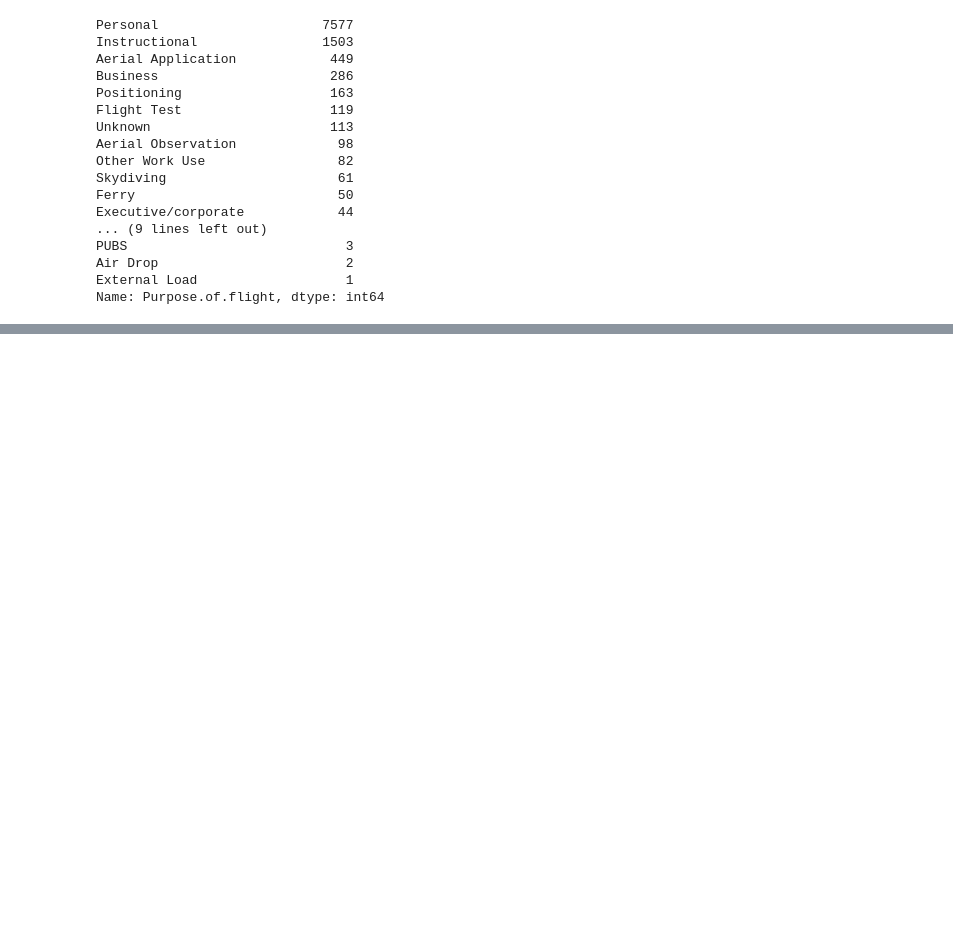
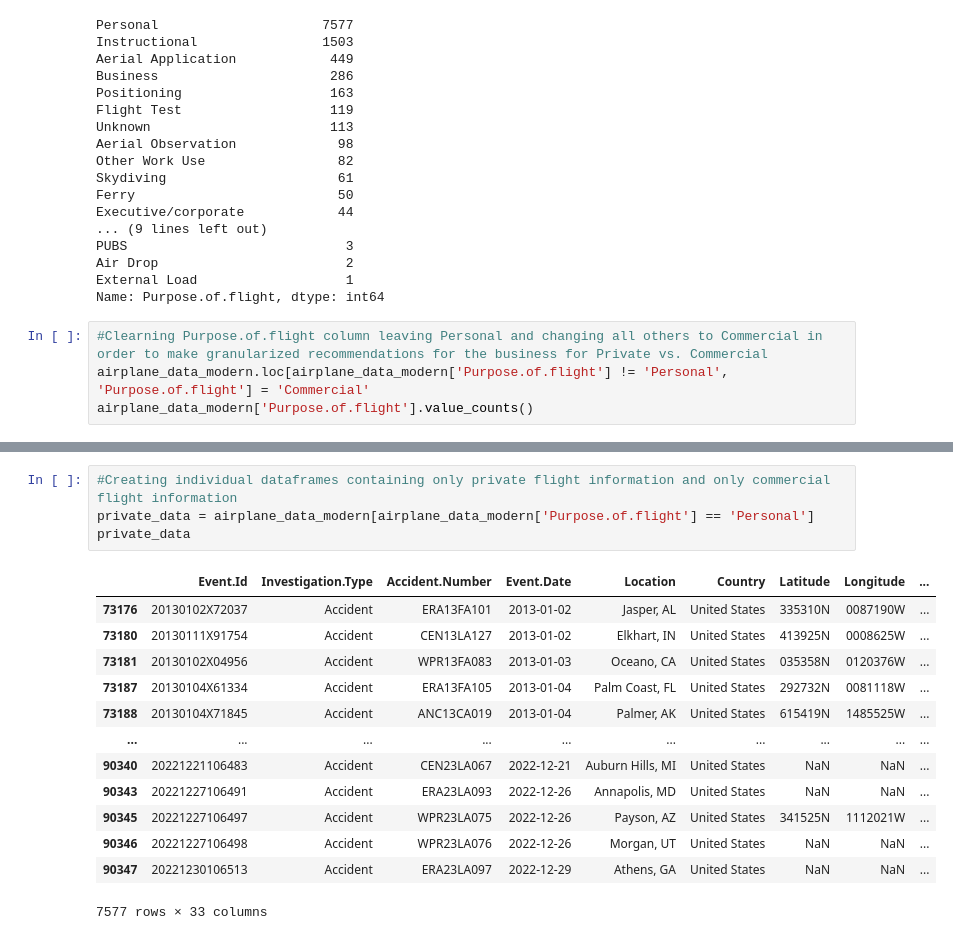
Before and after one commit to WSmolen/Aviation_Project, a Jupyter notebook: Aviation_project.ipynb, the cells around one changed output, grey strips where cells are left out. Drawn from its saved outputs; the diff is of its cells as text; blank space fills up the shorter version.

Commit message:
separating commercial and private flights into 2 dataframes

```diff
--- a/Aviation_project.ipynb
+++ b/Aviation_project.ipynb
@@ -276,3 +276,7 @@ PUBS                            3
 Air Drop                        2
 External Load                   1
 Name: Purpose.of.flight, dtype: int64
+# %%
+#Clearning Purpose.of.flight column leaving Personal and changing all others to Commercial in order to make granularized recommendations for the business for Private vs. Commercial
+airplane_data_modern.loc[airplane_data_modern['Purpose.of.flight'] != 'Personal', 'Purpose.of.flight'] = 'Commercial'
+airplane_data_modern['Purpose.of.flight'].value_counts()
@@ -278,0 +308,18 @@ Name: Purpose.of.flight, dtype: int64
+# %%
+#Creating individual dataframes containing only private flight information and only commercial flight information
+private_data = airplane_data_modern[airplane_data_modern['Purpose.of.flight'] == 'Personal']
+private_data
+# %% [output]
+|  | Event.Id | Investigation.Type | Accident.Number | Event.Date | Location | Country | Latitude | Longitude | ... |
+| 73176 | 20130102X72037 | Accident | ERA13FA101 | 2013-01-02 | Jasper, AL | United States | 335310N | 0087190W | ... |
+| 73180 | 20130111X91754 | Accident | CEN13LA127 | 2013-01-02 | Elkhart, IN | United States | 413925N | 0008625W | ... |
+| 73181 | 20130102X04956 | Accident | WPR13FA083 | 2013-01-03 | Oceano, CA | United States | 035358N | 0120376W | ... |
+| 73187 | 20130104X61334 | Accident | ERA13FA105 | 2013-01-04 | Palm Coast, FL | United States | 292732N | 0081118W | ... |
+| 73188 | 20130104X71845 | Accident | ANC13CA019 | 2013-01-04 | Palmer, AK | United States | 615419N | 1485525W | ... |
+| ... | ... | ... | ... | ... | ... | ... | ... | ... | ... |
+| 90340 | 20221221106483 | Accident | CEN23LA067 | 2022-12-21 | Auburn Hills, MI | United States | NaN | NaN | ... |
+| 90343 | 20221227106491 | Accident | ERA23LA093 | 2022-12-26 | Annapolis, MD | United States | NaN | NaN | ... |
+| 90345 | 20221227106497 | Accident | WPR23LA075 | 2022-12-26 | Payson, AZ | United States | 341525N | 1112021W | ... |
+| 90346 | 20221227106498 | Accident | WPR23LA076 | 2022-12-26 | Morgan, UT | United States | NaN | NaN | ... |
+| 90347 | 20221230106513 | Accident | ERA23LA097 | 2022-12-29 | Athens, GA | United States | NaN | NaN | ... |
+7577 rows × 33 columns
```
Also changed, not shown: parts of 3 cells of this notebook.
